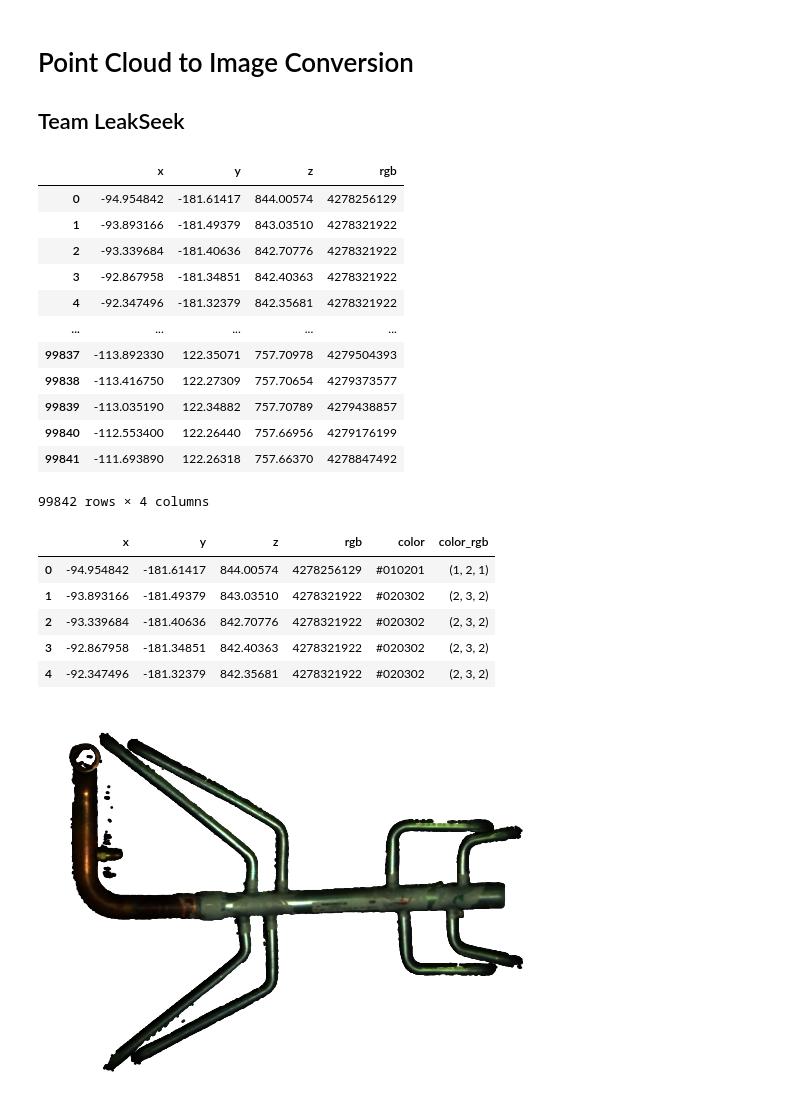
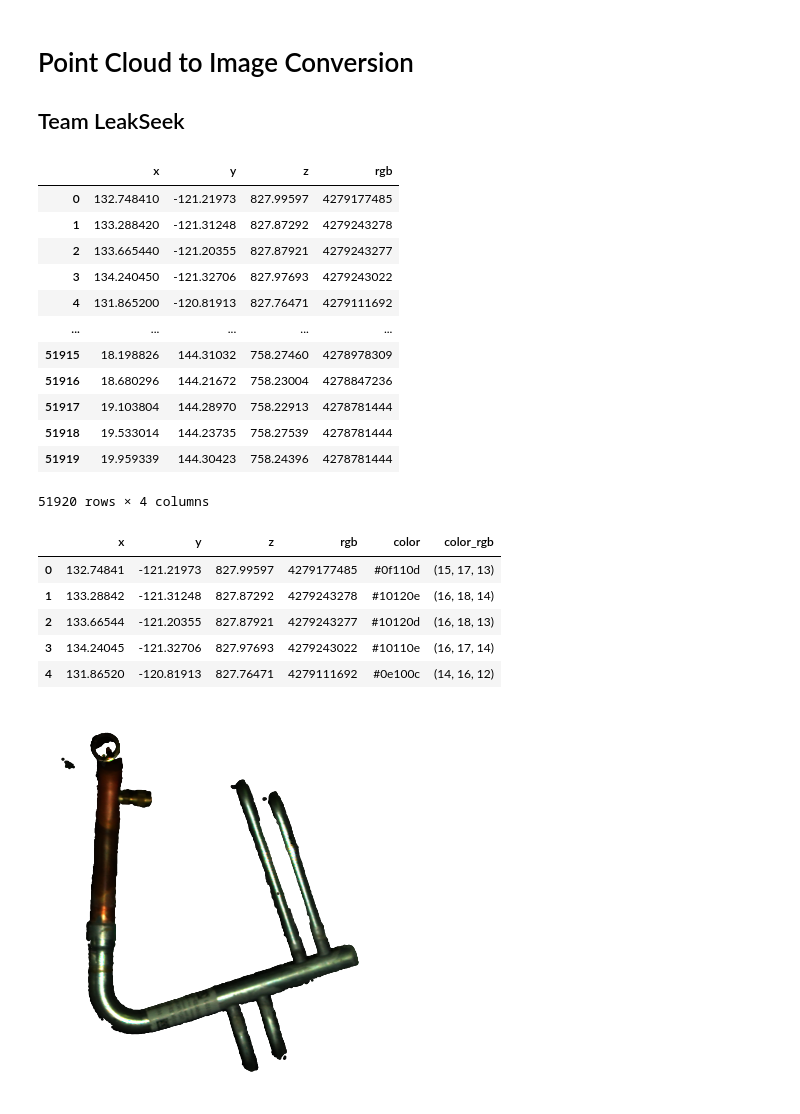
Before and after one commit to vacuumtechnology/VTI-UT-LeakSeek-PCL, a Jupyter notebook: feature_detection/point_cloud_to_img.ipynb, the cells around one changed output. Cells and saved outputs as stored; diff of their text form; code cells hidden in the pictures.

```diff
--- a/feature_detection/point_cloud_to_img.ipynb
+++ b/feature_detection/point_cloud_to_img.ipynb
@@ -7,7 +7,7 @@ import matplotlib.pyplot as plt
 import numpy as np
 # %%
 # Filename Constants
-MANIFOLD_PCD_PATH = 'manifold1.pcd.txt'
+MANIFOLD_PCD_PATH = 'manifold2.pcd.txt'
 OUTPUT_IMG_NAME = 'converted_manifold.png'
 # %%
 # Note: The preliminary data in typical point cloud files (i.e., VERSION, FIELDS, ..., DATA) were manually removed and replaced
@@ -16,18 +16,18 @@ df_orig = pd.read_csv(MANIFOLD_PCD_PATH, sep=' ')
 df_orig
 # %% [output]
 |  | x | y | z | rgb |
-| 0 | -94.954842 | -181.61417 | 844.00574 | 4278256129 |
-| 1 | -93.893166 | -181.49379 | 843.03510 | 4278321922 |
-| 2 | -93.339684 | -181.40636 | 842.70776 | 4278321922 |
-| 3 | -92.867958 | -181.34851 | 842.40363 | 4278321922 |
-| 4 | -92.347496 | -181.32379 | 842.35681 | 4278321922 |
+| 0 | 132.748410 | -121.21973 | 827.99597 | 4279177485 |
+| 1 | 133.288420 | -121.31248 | 827.87292 | 4279243278 |
+| 2 | 133.665440 | -121.20355 | 827.87921 | 4279243277 |
+| 3 | 134.240450 | -121.32706 | 827.97693 | 4279243022 |
+| 4 | 131.865200 | -120.81913 | 827.76471 | 4279111692 |
 | ... | ... | ... | ... | ... |
-| 99837 | -113.892330 | 122.35071 | 757.70978 | 4279504393 |
-| 99838 | -113.416750 | 122.27309 | 757.70654 | 4279373577 |
-| 99839 | -113.035190 | 122.34882 | 757.70789 | 4279438857 |
-| 99840 | -112.553400 | 122.26440 | 757.66956 | 4279176199 |
-| 99841 | -111.693890 | 122.26318 | 757.66370 | 4278847492 |
+| 51915 | 18.198826 | 144.31032 | 758.27460 | 4278978309 |
+| 51916 | 18.680296 | 144.21672 | 758.23004 | 4278847236 |
+| 51917 | 19.103804 | 144.28970 | 758.22913 | 4278781444 |
+| 51918 | 19.533014 | 144.23735 | 758.27539 | 4278781444 |
+| 51919 | 19.959339 | 144.30423 | 758.24396 | 4278781444 |
-99842 rows × 4 columns
+51920 rows × 4 columns
 # %%
 # Extract rgb values into separate columns.
 # Note: left most bits in rgb column are "alpha" values?
@@ -37,16 +37,23 @@ df['color_rgb'] = df['rgb'].map(lambda rgb: "({}, {}, {})".format(rgb >> 16 & 0x
 df.head()
 # %% [output]
 |  | x | y | z | rgb | color | color_rgb |
-| 0 | -94.954842 | -181.61417 | 844.00574 | 4278256129 | #010201 | (1, 2, 1) |
-| 1 | -93.893166 | -181.49379 | 843.03510 | 4278321922 | #020302 | (2, 3, 2) |
-| 2 | -93.339684 | -181.40636 | 842.70776 | 4278321922 | #020302 | (2, 3, 2) |
-| 3 | -92.867958 | -181.34851 | 842.40363 | 4278321922 | #020302 | (2, 3, 2) |
-| 4 | -92.347496 | -181.32379 | 842.35681 | 4278321922 | #020302 | (2, 3, 2) |
+| 0 | 132.74841 | -121.21973 | 827.99597 | 4279177485 | #0f110d | (15, 17, 13) |
+| 1 | 133.28842 | -121.31248 | 827.87292 | 4279243278 | #10120e | (16, 18, 14) |
+| 2 | 133.66544 | -121.20355 | 827.87921 | 4279243277 | #10120d | (16, 18, 13) |
+| 3 | 134.24045 | -121.32706 | 827.97693 | 4279243022 | #10110e | (16, 17, 14) |
+| 4 | 131.86520 | -120.81913 | 827.76471 | 4279111692 | #0e100c | (14, 16, 12) |
 # %%
 # Plot manifold in 2D.
-plt.scatter(df['x'], df['y'], c=df['color'], s=1)
+fig, ax = plt.subplots()
+ax.scatter(df['x'], df['y'], s=1, c=df['color'])
+
+# Ensure axes are equal.
+# Otherwise, matplotlib will stretch/squish the image to fit the figure window.
+# Reference: https://matplotlib.org/stable/gallery/subplots_axes_and_figures/axis_equal_demo.html
+ax.set_aspect('equal', 'box')
+
 plt.axis('off')
 plt.savefig(OUTPUT_IMG_NAME, bbox_inches='tight')
 plt.show()
 # %% [output]
-[figure, old version]
+[figure, new version]
```
Also changed, not shown: 1 other file.
